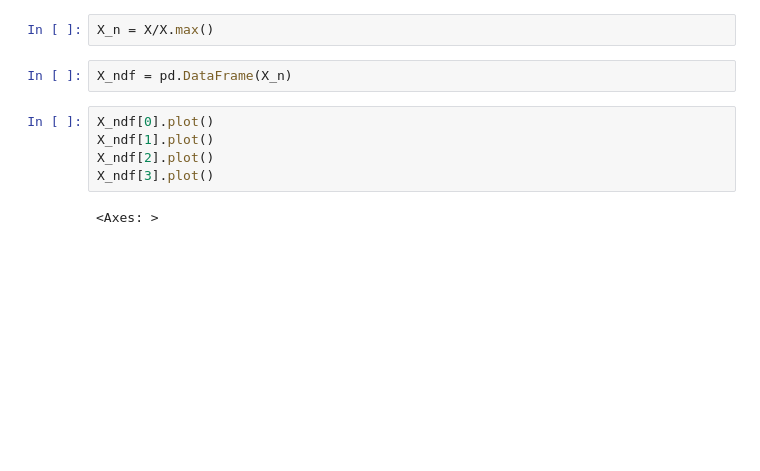
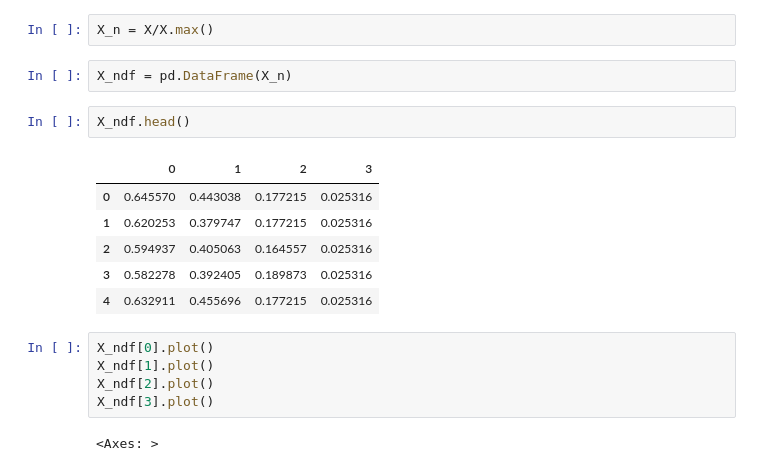
Before and after one commit to jcmachicao/MachineLearningAvanzado_UC_2025, a Jupyter notebook: practicas/practica_1.ipynb, the cells around one changed output. Drawn from its saved outputs; the diff is of its cells as text; blank space fills up the shorter version.

```diff
--- a/practicas/practica_1.ipynb
+++ b/practicas/practica_1.ipynb
@@ -77,6 +92,15 @@ array([7.9, 4.4, 6.9, 2.5])
 X_n = X/X.max()
 # %%
 X_ndf = pd.DataFrame(X_n)
+# %%
+X_ndf.head()
+# %% [output]
+|  | 0 | 1 | 2 | 3 |
+| 0 | 0.645570 | 0.443038 | 0.177215 | 0.025316 |
+| 1 | 0.620253 | 0.379747 | 0.177215 | 0.025316 |
+| 2 | 0.594937 | 0.405063 | 0.164557 | 0.025316 |
+| 3 | 0.582278 | 0.392405 | 0.189873 | 0.025316 |
+| 4 | 0.632911 | 0.455696 | 0.177215 | 0.025316 |
 # %%
 X_ndf[0].plot()
 X_ndf[1].plot()
```
Also changed, not shown: parts of 17 cells of this notebook.
